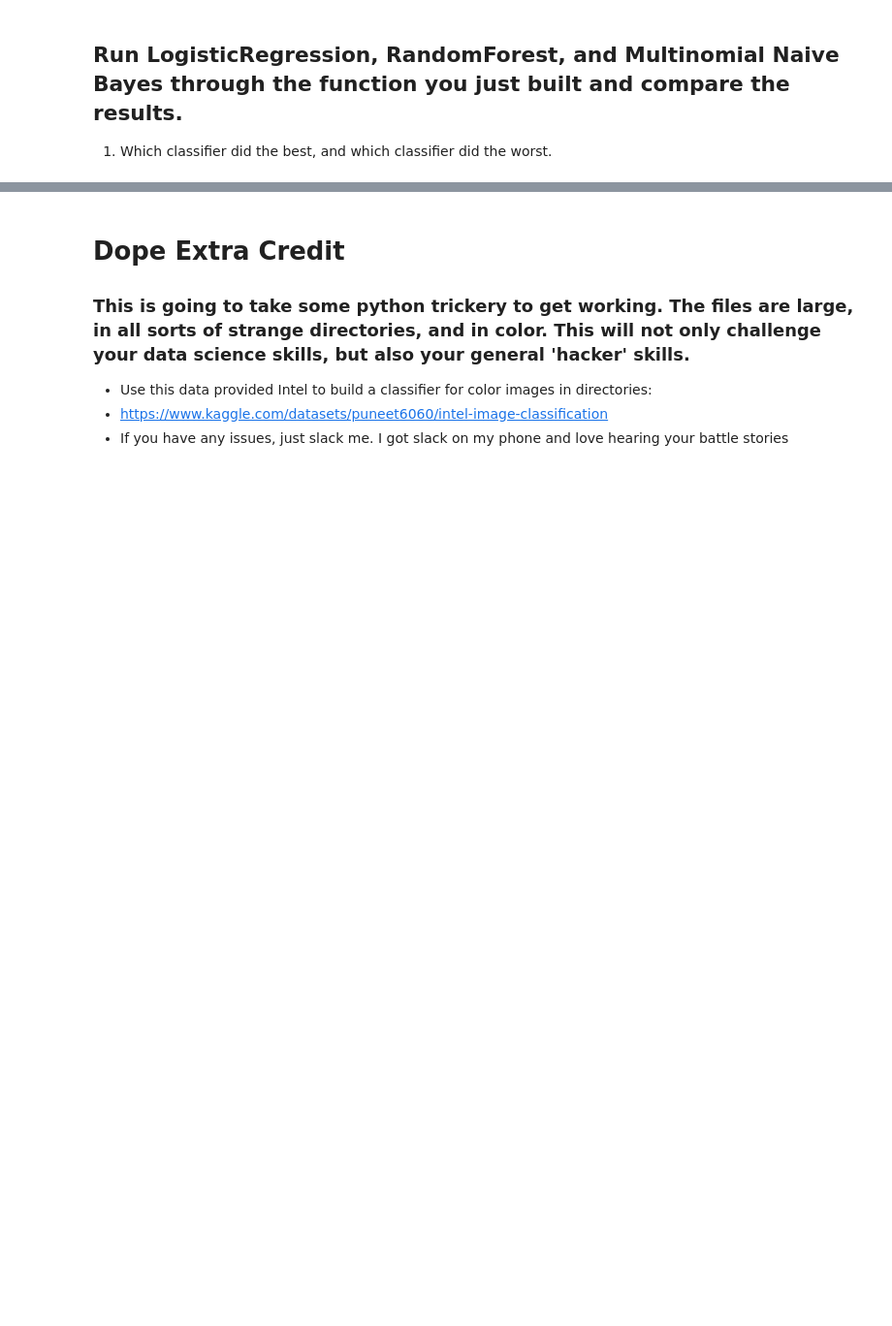
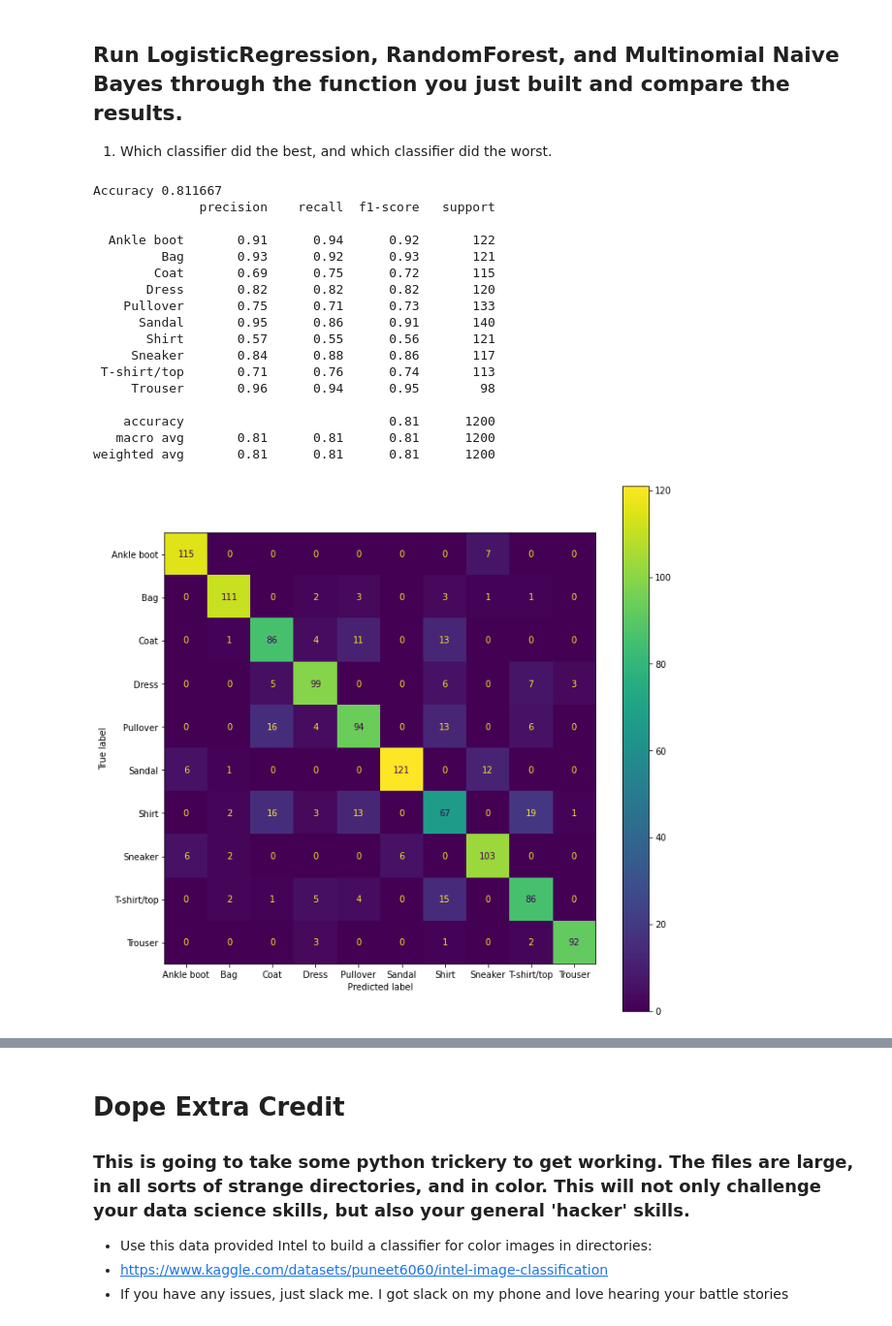
Before and after one commit to edenerio/2022-fall-data-science, a Jupyter notebook: Week-06-Image-Classification/Image-Classification-Exercise.ipynb, the cells around one changed output, grey strips where cells are left out. Shown at 97% size. Cells and saved outputs as stored; diff of their text form; code cells hidden in the pictures; blank space fills up the shorter version.

```diff
--- a/Week-06-Image-Classification/Image-Classification-Exercise.ipynb
+++ b/Week-06-Image-Classification/Image-Classification-Exercise.ipynb
@@ -242,7 +248,17 @@ ___
 # %%
 ### Build a function thats input is an empty model, X, and y data, and runs the whole pipeline and prints a classification report and confusion matrix.
 def build_and_eval_model(model, X, y, random_state=23):
-    ???
+    X_train, X_test, y_train, y_test = TTS(
+        X, y, test_size=0.2, random_state=random_state)
+    # Scaler
+    #preprocessing.StandardScaler().fit(X_train)
+    model.fit(X_train, y_train)
+    accuracy = model.score(X_test, y_test)
+    print("Accuracy %f" % accuracy)
+    y_pred = model.predict(X_test)
+    print(metrics.classification_report(y_test, y_pred))
+    fig, ax = plt.subplots(figsize=(11,11))
+    metrics.plot_confusion_matrix(estimator=model, X=X_test, y_true=y_test, ax=ax)
 # %% [markdown]
 ## Run LogisticRegression, RandomForest, and Multinomial Naive Bayes through the function you just built and compare the results.
 1. Which classifier did the best, and which classifier did the worst.
@@ -251,2 +265,26 @@ def build_and_eval_model(model, X, y, random_state=23):
+# %%
+# LogisticRegression
+# "STOP: TOTAL NO. of ITERATIONS REACHED LIMIT" error fix
+logisticregression = lr()
+build_and_eval_model(logisticregression, X, y)
+# %% [output]
+Accuracy 0.811667
+              precision    recall  f1-score   support
+
+  Ankle boot       0.91      0.94      0.92       122
+         Bag       0.93      0.92      0.93       121
+        Coat       0.69      0.75      0.72       115
+       Dress       0.82      0.82      0.82       120
+    Pullover       0.75      0.71      0.73       133
+      Sandal       0.95      0.86      0.91       140
+       Shirt       0.57      0.55      0.56       121
+     Sneaker       0.84      0.88      0.86       117
+ T-shirt/top       0.71      0.76      0.74       113
+     Trouser       0.96      0.94      0.95        98
+
+    accuracy                           0.81      1200
+   macro avg       0.81      0.81      0.81      1200
+weighted avg       0.81      0.81      0.81      1200
+[figure, added]
 # %%
 # RandomForest
```
Also changed, not shown: parts of 9 cells of this notebook.
